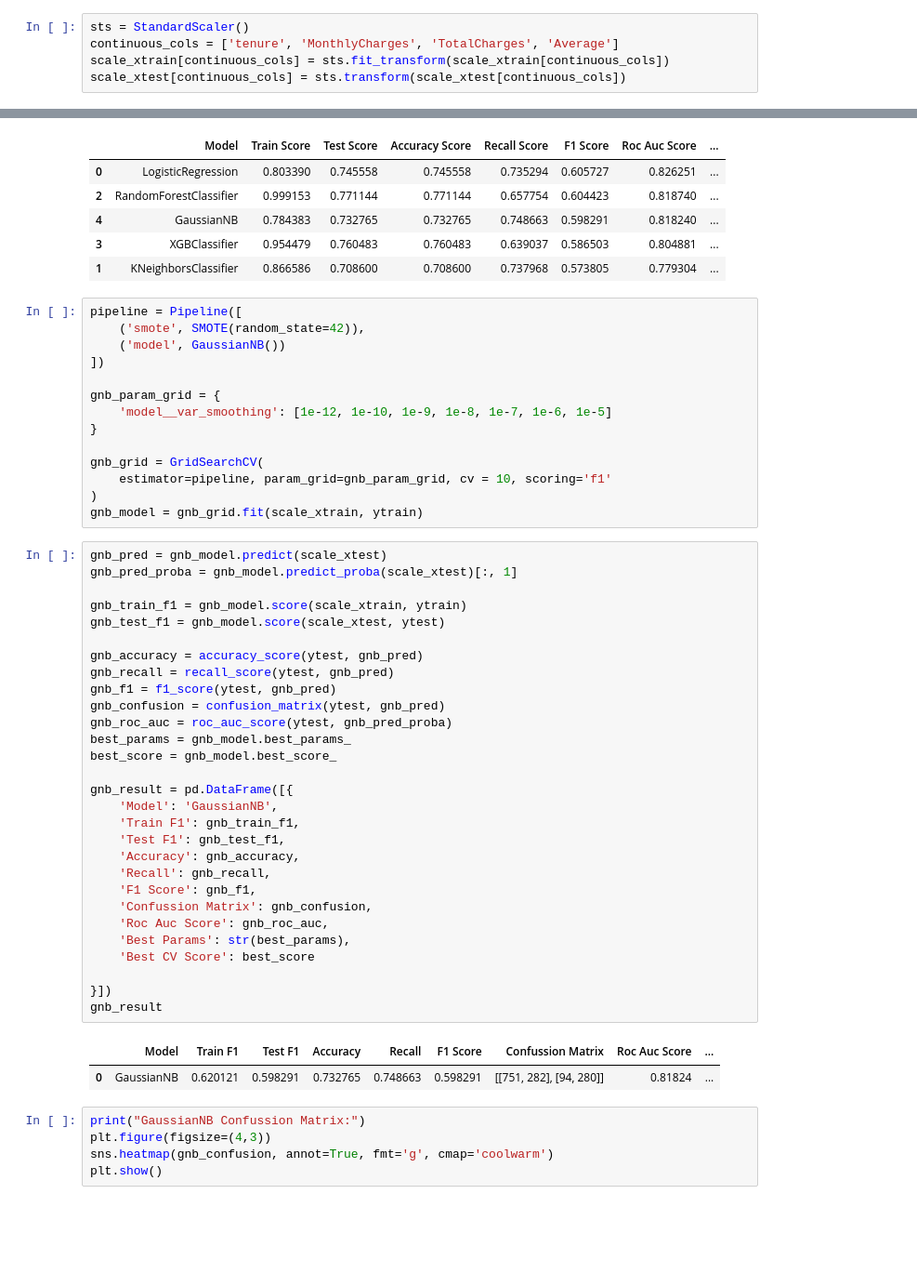
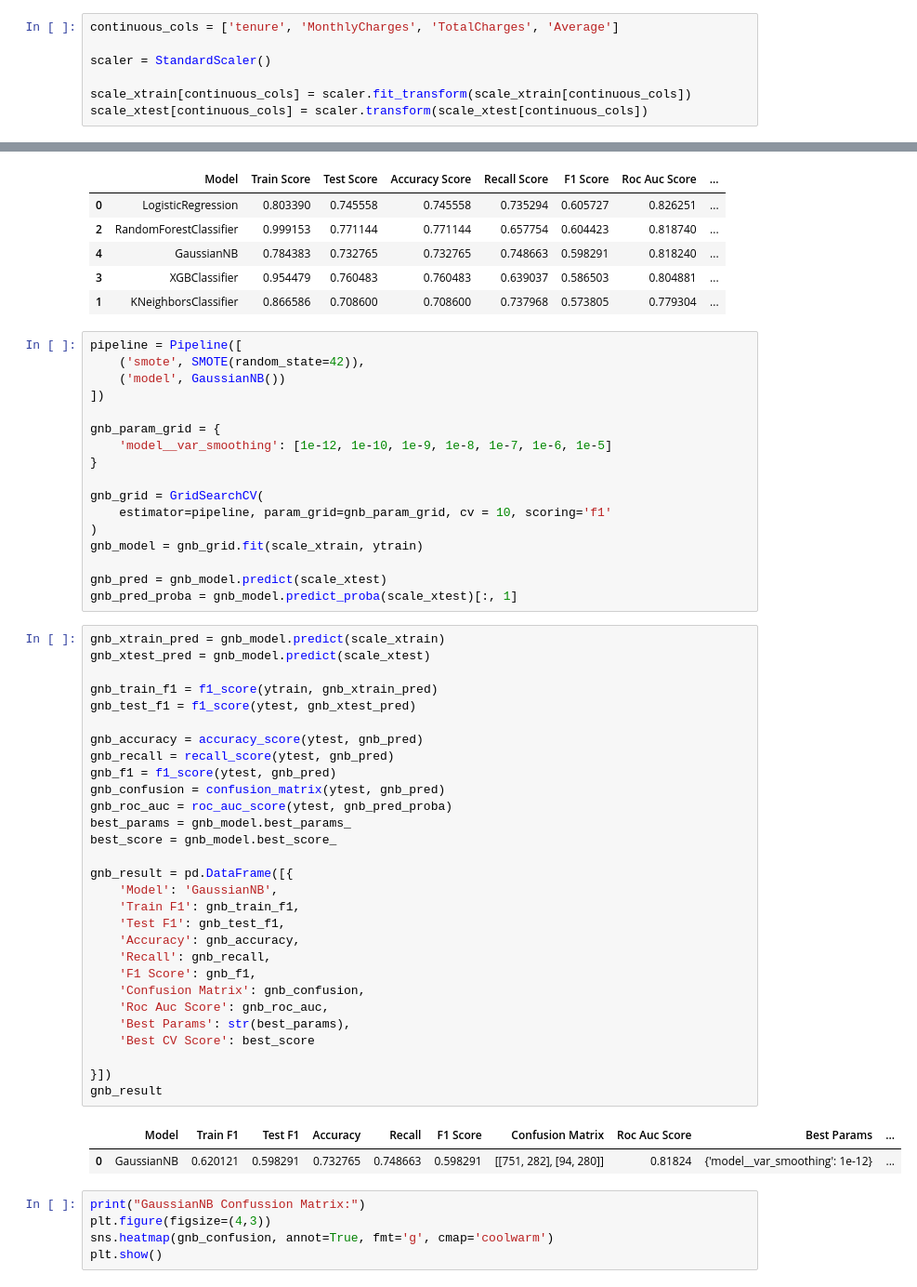
Before and after one commit to Md-Maruf-1727/customer-churn-prediction-ml, a Jupyter notebook: NoteBooks/04_model_training.ipynb, the cells around one changed output, grey strips where cells are left out. Shown at 93% size. Saved outputs shown, nothing was run; the diff lists cells and outputs as text; blank space fills up the shorter version.

```diff
--- a/NoteBooks/04_model_training.ipynb
+++ b/NoteBooks/04_model_training.ipynb
@@ -97,10 +99,12 @@ Result without scaling:
 scale_xtrain = xtrain.copy()
 scale_xtest = xtest.copy()
 # %%
-sts = StandardScaler()
 continuous_cols = ['tenure', 'MonthlyCharges', 'TotalCharges', 'Average']
-scale_xtrain[continuous_cols] = sts.fit_transform(scale_xtrain[continuous_cols])
-scale_xtest[continuous_cols] = sts.transform(scale_xtest[continuous_cols])
+
+scaler = StandardScaler()
+
+scale_xtrain[continuous_cols] = scaler.fit_transform(scale_xtrain[continuous_cols])
+scale_xtest[continuous_cols] = scaler.transform(scale_xtest[continuous_cols])
 # %%
 smote = SMOTE(random_state=42)
 scale_xtrain_res, scale_ytrain_res = smote.fit_resample(scale_xtrain, ytrain)
@@ -149,38 +153,41 @@ gnb_grid = GridSearchCV(
     estimator=pipeline, param_grid=gnb_param_grid, cv = 10, scoring='f1'
 )
 gnb_model = gnb_grid.fit(scale_xtrain, ytrain)
+
+gnb_pred = gnb_model.predict(scale_xtest)
+gnb_pred_proba = gnb_model.predict_proba(scale_xtest)[:, 1]
 # %%
-gnb_pred = gnb_model.predict(scale_xtest)
-gnb_pred_proba = gnb_model.predict_proba(scale_xtest)[:, 1]
+gnb_xtrain_pred = gnb_model.predict(scale_xtrain)
+gnb_xtest_pred = gnb_model.predict(scale_xtest)
 
-gnb_train_f1 = gnb_model.score(scale_xtrain, ytrain)
-gnb_test_f1 = gnb_model.score(scale_xtest, ytest)
+gnb_train_f1 = f1_score(ytrain, gnb_xtrain_pred)
+gnb_test_f1 = f1_score(ytest, gnb_xtest_pred)
 
 gnb_accuracy = accuracy_score(ytest, gnb_pred)
 gnb_recall = recall_score(ytest, gnb_pred)
 gnb_f1 = f1_score(ytest, gnb_pred)
 gnb_confusion = confusion_matrix(ytest, gnb_pred)
 gnb_roc_auc = roc_auc_score(ytest, gnb_pred_proba)
 best_params = gnb_model.best_params_
 best_score = gnb_model.best_score_
 
 gnb_result = pd.DataFrame([{
     'Model': 'GaussianNB',
     'Train F1': gnb_train_f1,
     'Test F1': gnb_test_f1,
     'Accuracy': gnb_accuracy,
     'Recall': gnb_recall,
     'F1 Score': gnb_f1,
-    'Confussion Matrix': gnb_confusion,
+    'Confusion Matrix': gnb_confusion,
     'Roc Auc Score': gnb_roc_auc,
     'Best Params': str(best_params),
     'Best CV Score': best_score
 
 }])
 gnb_result
 # %% [output]
-|  | Model | Train F1 | Test F1 | Accuracy | Recall | F1 Score | Confussion Matrix | Roc Auc Score | ... |
-| 0 | GaussianNB | 0.620121 | 0.598291 | 0.732765 | 0.748663 | 0.598291 | [[751, 282], [94, 280]] | 0.81824 | ... |
+|  | Model | Train F1 | Test F1 | Accuracy | Recall | F1 Score | Confusion Matrix | Roc Auc Score | Best Params | ... |
+| 0 | GaussianNB | 0.620121 | 0.598291 | 0.732765 | 0.748663 | 0.598291 | [[751, 282], [94, 280]] | 0.81824 | {'model__var_smoothing': 1e-12} | ... |
 # %%
 print("GaussianNB Confussion Matrix:")
 plt.figure(figsize=(4,3))
```
Also changed, not shown: parts of 13 cells of this notebook.
